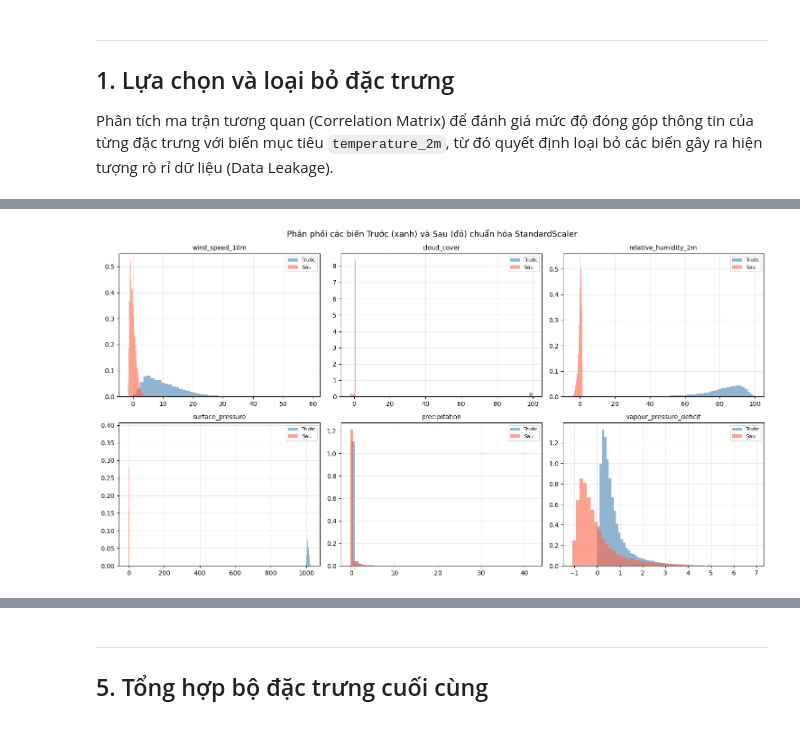
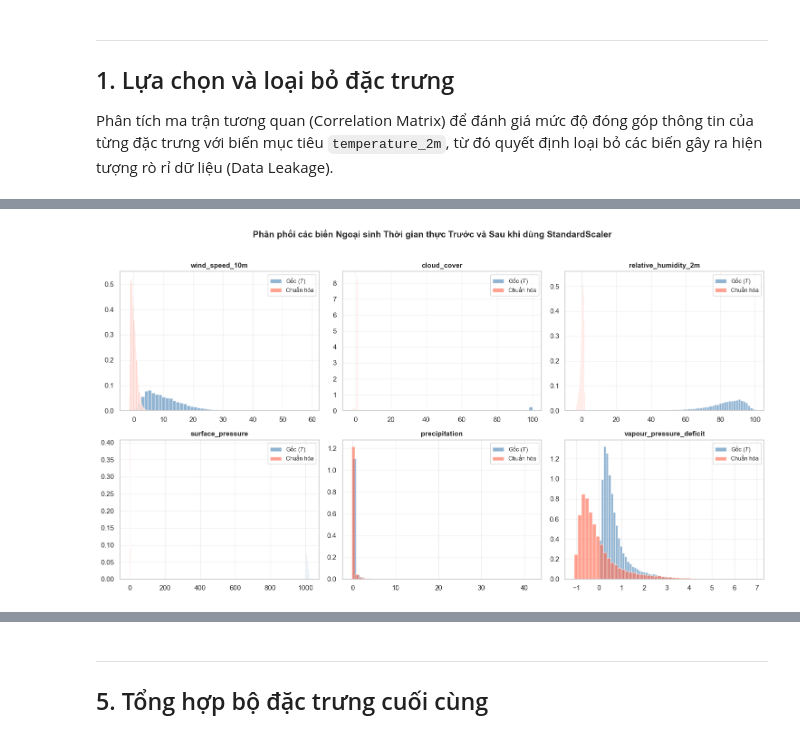
Before and after one commit to meowmeow-uwu/temperature-predictation, a Jupyter notebook: 4_training.ipynb, the cells around one changed output, grey strips where cells are left out. Cells and saved outputs as stored; diff of their text form; code cells hidden in the pictures.

```diff
--- a/4_training.ipynb
+++ b/4_training.ipynb
@@ -123,24 +226,33 @@ Sau chuẩn hóa  — Mean: [-0. -0. -0. -0.  0.  0.]
 Sau chuẩn hóa  — Std:  [1. 1. 1. 1. 1. 1.]
 # %%
-# ==================================================
-# TRỰC QUAN HÓA: So sánh phân phối Trước và Sau chuẩn hóa
-# ==================================================
+import matplotlib.pyplot as plt
+
+# ==============================================================================
+# TRỰC QUAN HÓA: So sánh phân phối Trước và Sau chuẩn hóa (Biến Ngoại sinh Thời gian thực)
+# ==============================================================================
 fig, axes = plt.subplots(2, 3, figsize=(15, 8))
 
-for i, col in enumerate(feature_cols):
+# Duyệt qua danh sách 6 biến ngoại sinh gốc (exogenous_cols thay vì lagged_exo_cols)
+for i, col in enumerate(exogenous_cols):
     ax = axes[i//3][i%3]
-    ax.hist(X_train[:, i], bins=50, alpha=0.6,
-            color='steelblue', label='Trước', density=True)
+
+    # Vẽ phân phối TRƯỚC khi chuẩn hóa (Dữ liệu gốc thời gian thực)
+    ax.hist(X_train_exo[:, i], bins=50, alpha=0.6,
+            color='steelblue', label='Gốc ($T$)', density=True)
+
+    # Vẽ phân phối SAU khi chuẩn hóa (Đã ép về Mean=0, Std=1)
     ax.hist(X_train_scaled[:, i], bins=50, alpha=0.6,
-            color='tomato', label='Sau', density=True)
-    ax.set_title(col, fontsize=10)
-    ax.legend(fontsize=8)
+            color='tomato', label='Chuẩn hóa', density=True)
+
+    # Định dạng tiêu đề cho từng ô đồ thị nhỏ
+    ax.set_title(col, fontsize=11, fontweight='bold')
+    ax.legend(fontsize=9)
     ax.grid(True, alpha=0.3)
 
-plt.suptitle('Phân phối các biến Trước (xanh) và Sau (đỏ) chuẩn hóa StandardScaler',
-             fontsize=13)
+plt.suptitle('Phân phối các biến Ngoại sinh Thời gian thực Trước và Sau khi dùng StandardScaler',
+             fontsize=14, fontweight='bold', y=1.02)
 plt.tight_layout()
 plt.show()
 # %% [output]
-[figure, old version]
+[figure, new version]
 # %% [markdown]
```
Also changed, not shown: parts of 32 cells of this notebook, 29 other files.
